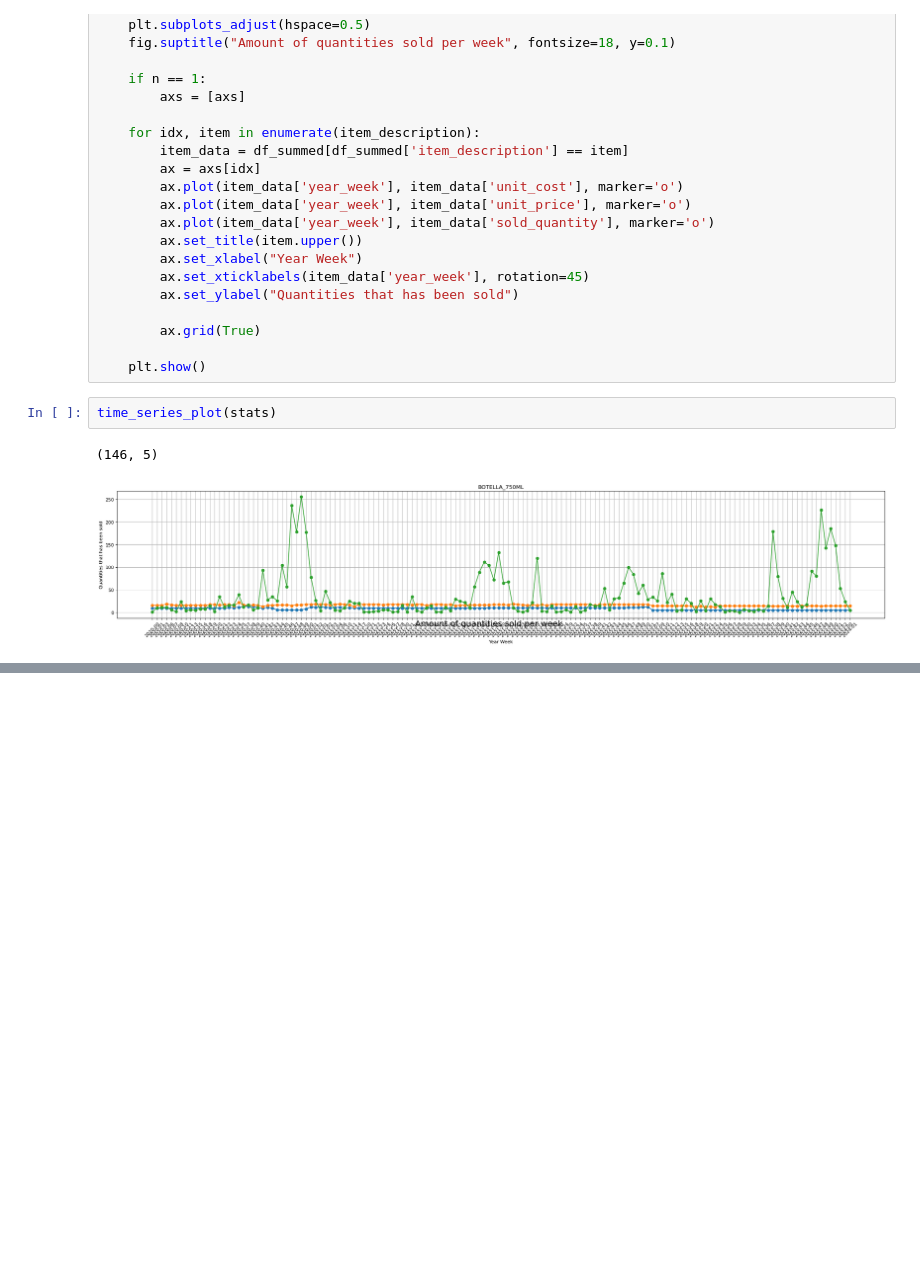
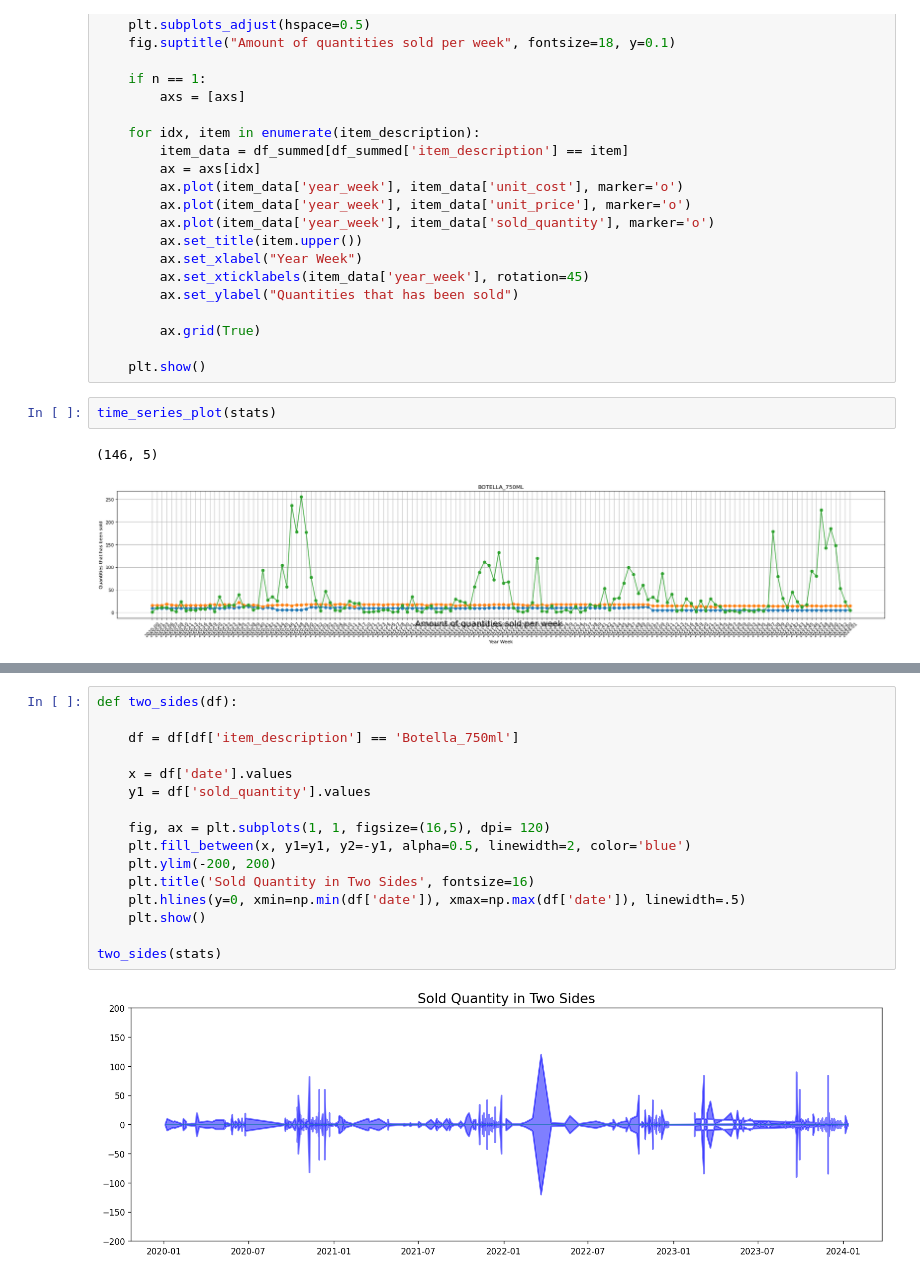
Before and after one commit to marinandres/InventoryOptimizationRNN, a Jupyter notebook: stats.ipynb, the cells around one changed output, grey strips where cells are left out. Cells and saved outputs as stored; diff of their text form; blank space fills up the shorter version.

```diff
--- a/stats.ipynb
+++ b/stats.ipynb
@@ -102,0 +116,18 @@ distribution_plot(stats)
+# %%
+def two_sides(df):
+
+    df = df[df['item_description'] == 'Botella_750ml']
+
+    x = df['date'].values
+    y1 = df['sold_quantity'].values
+
+    fig, ax = plt.subplots(1, 1, figsize=(16,5), dpi= 120)
+    plt.fill_between(x, y1=y1, y2=-y1, alpha=0.5, linewidth=2, color='blue')
+    plt.ylim(-200, 200)
+    plt.title('Sold Quantity in Two Sides', fontsize=16)
+    plt.hlines(y=0, xmin=np.min(df['date']), xmax=np.max(df['date']), linewidth=.5)
+    plt.show()
+
+two_sides(stats)
+# %% [output]
+[figure, added]
```
Also changed, not shown: parts of 8 cells of this notebook.
